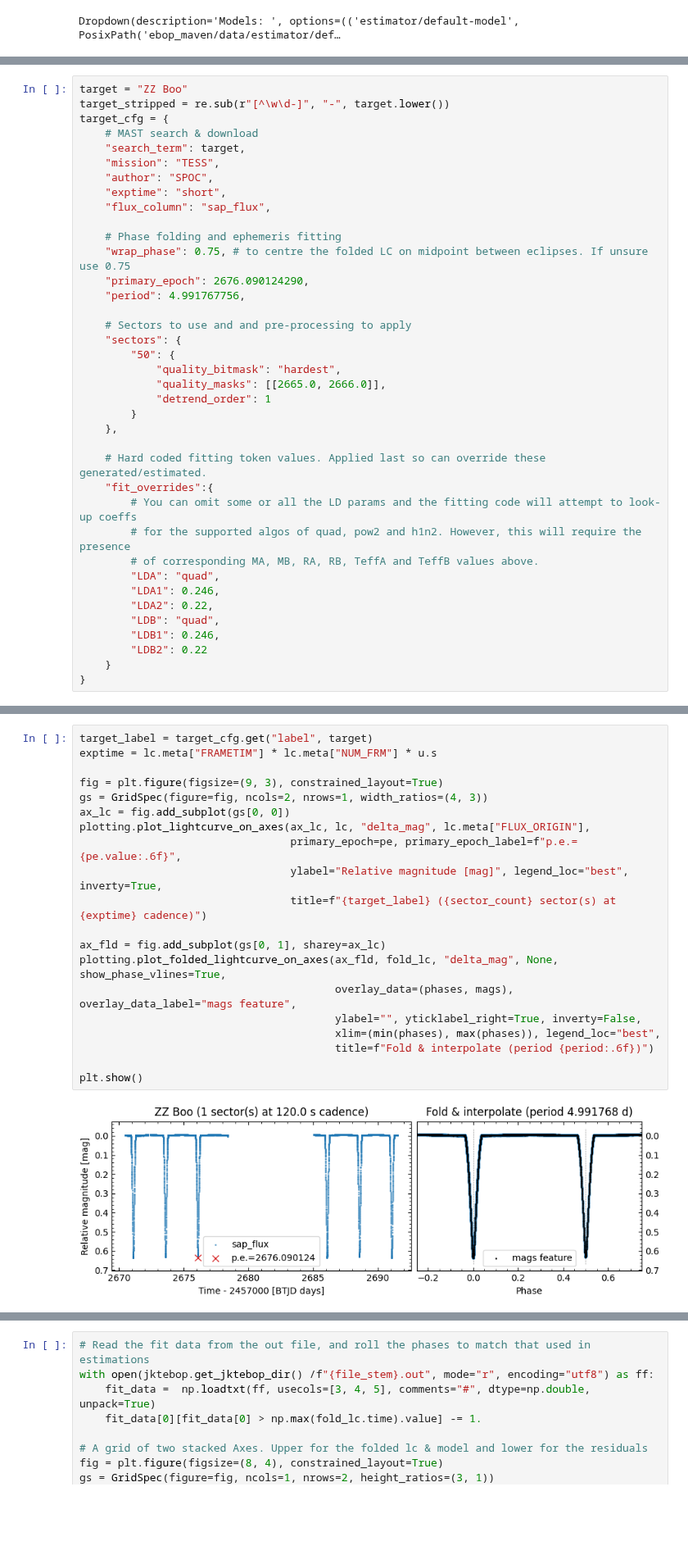
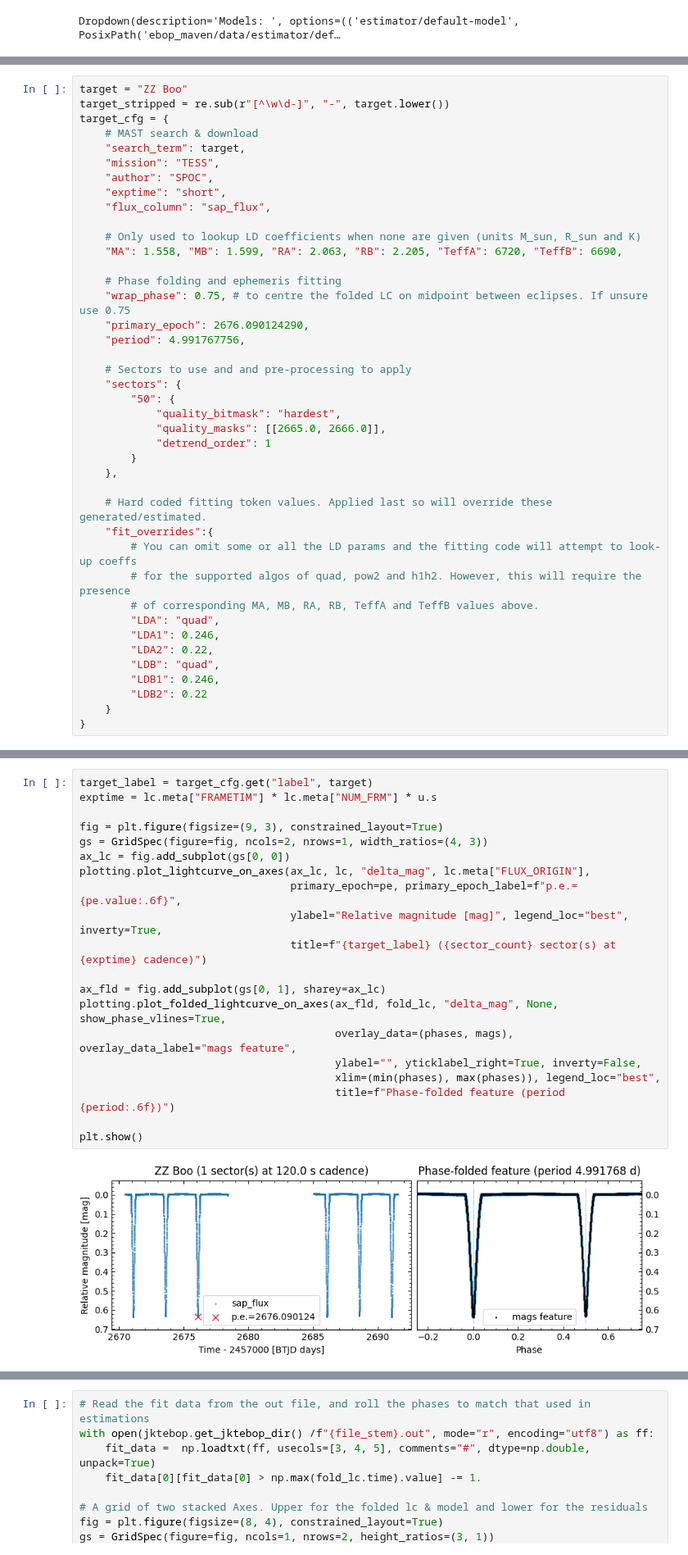
Before and after one commit to SteveOv/ebop_maven, a Jupyter notebook: quick_fit.ipynb, the cells around one changed output, grey strips where cells are left out. Shown at 82% size. Saved outputs shown, nothing was run; the diff lists cells and outputs as text; blank space fills up the shorter version.

```diff
--- a/quick_fit.ipynb
+++ b/quick_fit.ipynb
@@ -62,6 +62,9 @@ target_cfg = {
     "author": "SPOC",
     "exptime": "short",
     "flux_column": "sap_flux",
+
+    # Only used to lookup LD coefficients when none are given (units M_sun, R_sun and K)
+    "MA": 1.558, "MB": 1.599, "RA": 2.063, "RB": 2.205, "TeffA": 6720, "TeffB": 6690,
 
     # Phase folding and ephemeris fitting
     "wrap_phase": 0.75, # to centre the folded LC on midpoint between eclipses. If unsure use 0.75
@@ -77,10 +80,10 @@ target_cfg = {
         }
     },
 
-    # Hard coded fitting token values. Applied last so can override these generated/estimated.
+    # Hard coded fitting token values. Applied last so will override these generated/estimated.
     "fit_overrides":{
         # You can omit some or all the LD params and the fitting code will attempt to look-up coeffs
-        # for the supported algos of quad, pow2 and h1n2. However, this will require the presence
+        # for the supported algos of quad, pow2 and h1h2. However, this will require the presence
         # of corresponding MA, MB, RA, RB, TeffA and TeffB values above.
         "LDA": "quad",
         "LDA1": 0.246,
@@ -146,25 +154,25 @@ feature which will be used as an input to the Estimator.
 # %%
 target_label = target_cfg.get("label", target)
 exptime = lc.meta["FRAMETIM"] * lc.meta["NUM_FRM"] * u.s
 
 fig = plt.figure(figsize=(9, 3), constrained_layout=True)
 gs = GridSpec(figure=fig, ncols=2, nrows=1, width_ratios=(4, 3))
 ax_lc = fig.add_subplot(gs[0, 0])
 plotting.plot_lightcurve_on_axes(ax_lc, lc, "delta_mag", lc.meta["FLUX_ORIGIN"],
                                  primary_epoch=pe, primary_epoch_label=f"p.e.={pe.value:.6f}",
                                  ylabel="Relative magnitude [mag]", legend_loc="best", inverty=True,
                                  title=f"{target_label} ({sector_count} sector(s) at {exptime} cadence)")
 
 ax_fld = fig.add_subplot(gs[0, 1], sharey=ax_lc)
 plotting.plot_folded_lightcurve_on_axes(ax_fld, fold_lc, "delta_mag", None, show_phase_vlines=True,
                                         overlay_data=(phases, mags), overlay_data_label="mags feature",
                                         ylabel="", yticklabel_right=True, inverty=False,
                                         xlim=(min(phases), max(phases)), legend_loc="best",
-                                        title=f"Fold & interpolate (period {period:.6f})")
+                                        title=f"Phase-folded feature (period {period:.6f})")
 
 plt.show()
 # %% [output]
-[figure, old version]
+[figure, new version]
 # %% [markdown]
 ### Estimate the JKTEBOP fitting parameters
 This is where the magic happens!
```
Also changed, not shown: parts of 14 cells of this notebook, 4 other files.
